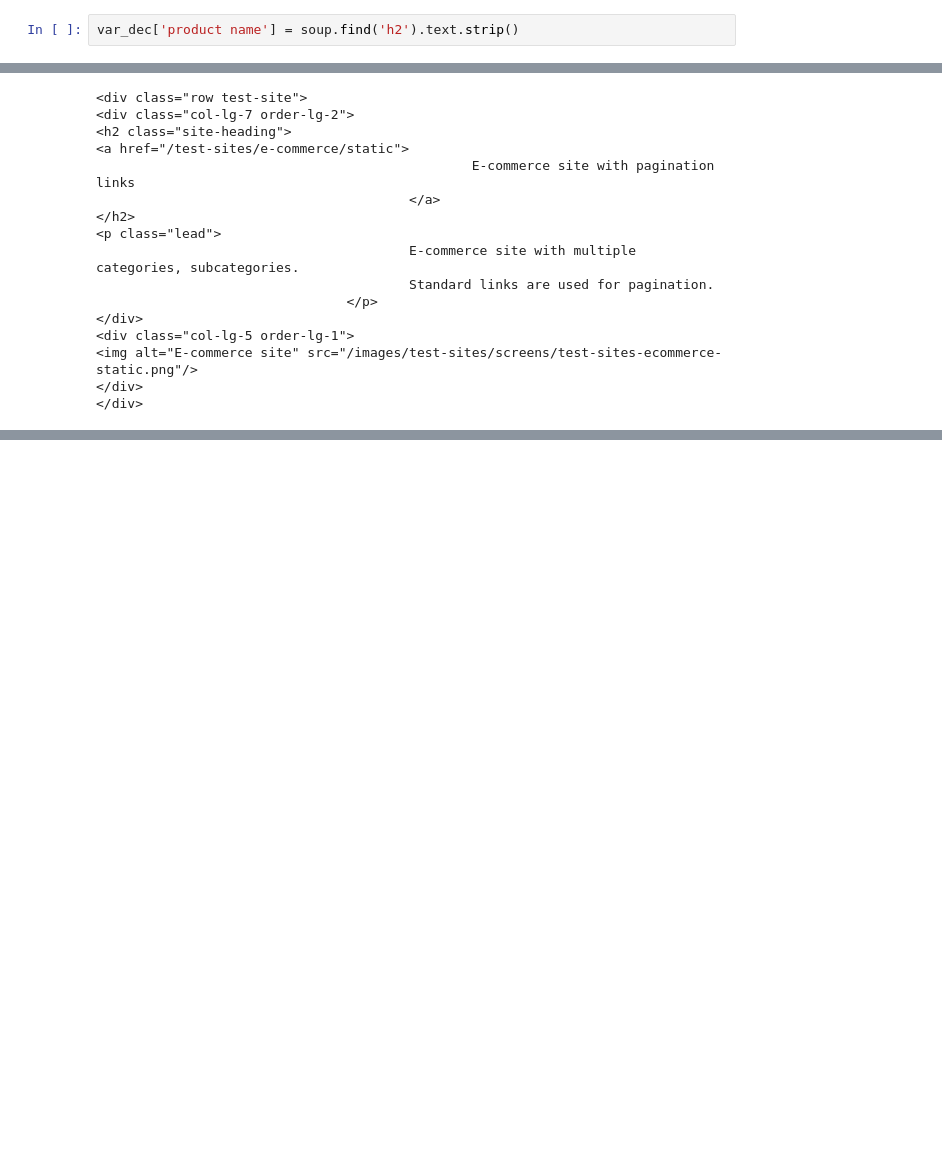
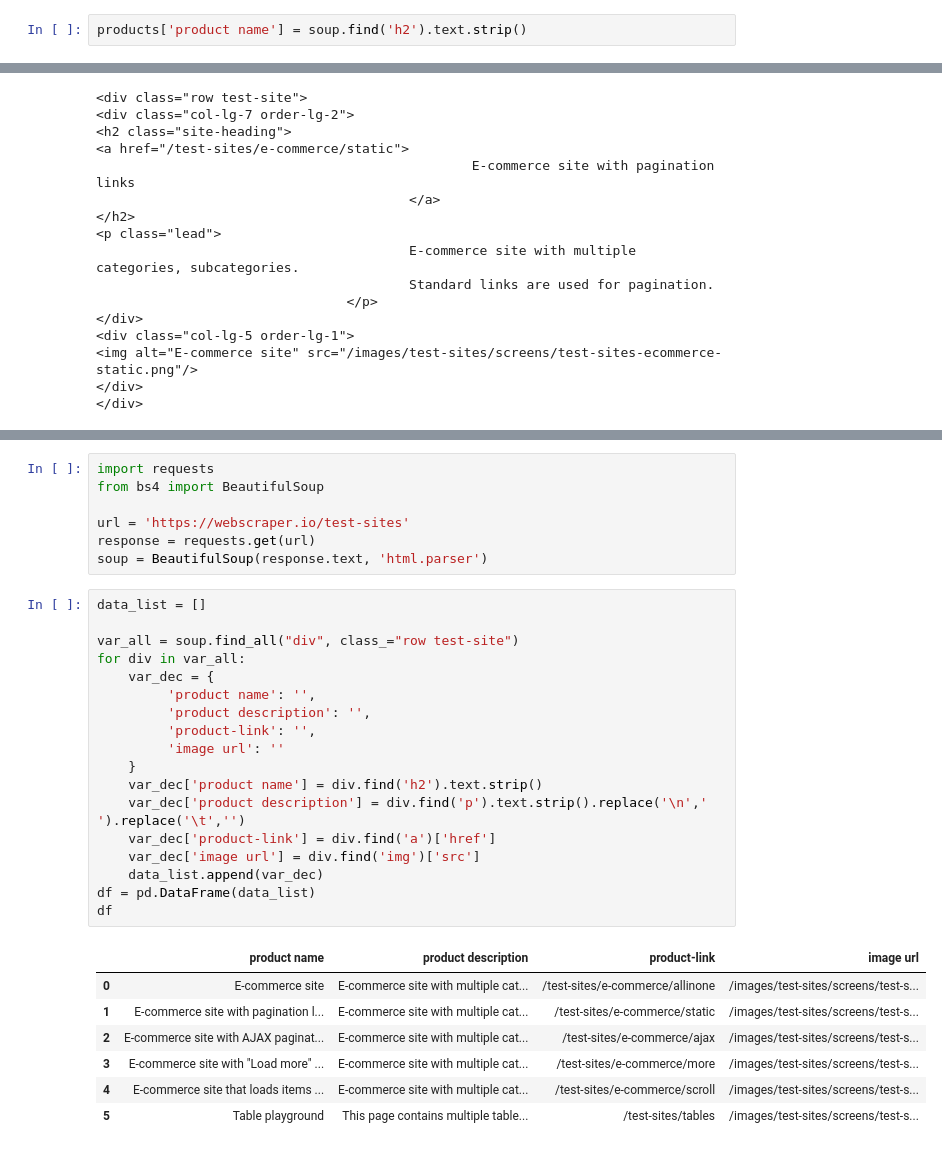
Before and after one commit to asifkasi/course-python-and-automation-by-kasi, a Jupyter notebook: Student's Folders/abdur rehman/web_scraping/other_website/webscraper.ipynb, the cells around one changed output, grey strips where cells are left out. Drawn from its saved outputs; the diff is of its cells as text; blank space fills up the shorter version.

```diff
--- a/Student's Folders/abdur rehman/web_scraping/other_website/webscraper.ipynb
+++ b/Student's Folders/abdur rehman/web_scraping/other_website/webscraper.ipynb
@@ -86,7 +88,7 @@ products
  'product-link': '',
  'image url': ''}
 # %%
-var_dec['product name'] = soup.find('h2').text.strip()
+products['product name'] = soup.find('h2').text.strip()
 # %%
 div = soup.find("div",class_="row test-site")
 # %%
@@ -171,0 +213,33 @@ var2[1].find('a')['href']
+# %%
+import requests
+from bs4 import BeautifulSoup
+
+url = 'https://webscraper.io/test-sites'
+response = requests.get(url)
+soup = BeautifulSoup(response.text, 'html.parser')
+# %%
+data_list = []
+
+var_all = soup.find_all("div", class_="row test-site")
+for div in var_all:
+    var_dec = {
+         'product name': '',
+         'product description': '',
+         'product-link': '',
+         'image url': ''
+    }
+    var_dec['product name'] = div.find('h2').text.strip()
+    var_dec['product description'] = div.find('p').text.strip().replace('\n',' ').replace('\t','')
+    var_dec['product-link'] = div.find('a')['href']
+    var_dec['image url'] = div.find('img')['src']
+    data_list.append(var_dec)
+df = pd.DataFrame(data_list)
+df
+# %% [output]
+|  | product name | product description | product-link | image url |
+| 0 | E-commerce site | E-commerce site with multiple cat... | /test-sites/e-commerce/allinone | /images/test-sites/screens/test-s... |
+| 1 | E-commerce site with pagination l... | E-commerce site with multiple cat... | /test-sites/e-commerce/static | /images/test-sites/screens/test-s... |
+| 2 | E-commerce site with AJAX paginat... | E-commerce site with multiple cat... | /test-sites/e-commerce/ajax | /images/test-sites/screens/test-s... |
+| 3 | E-commerce site with "Load more" ... | E-commerce site with multiple cat... | /test-sites/e-commerce/more | /images/test-sites/screens/test-s... |
+| 4 | E-commerce site that loads items ... | E-commerce site with multiple cat... | /test-sites/e-commerce/scroll | /images/test-sites/screens/test-s... |
+| 5 | Table playground | This page contains multiple table... | /test-sites/tables | /images/test-sites/screens/test-s... |
```
Also changed, not shown: parts of 13 cells of this notebook, 10 other files.
